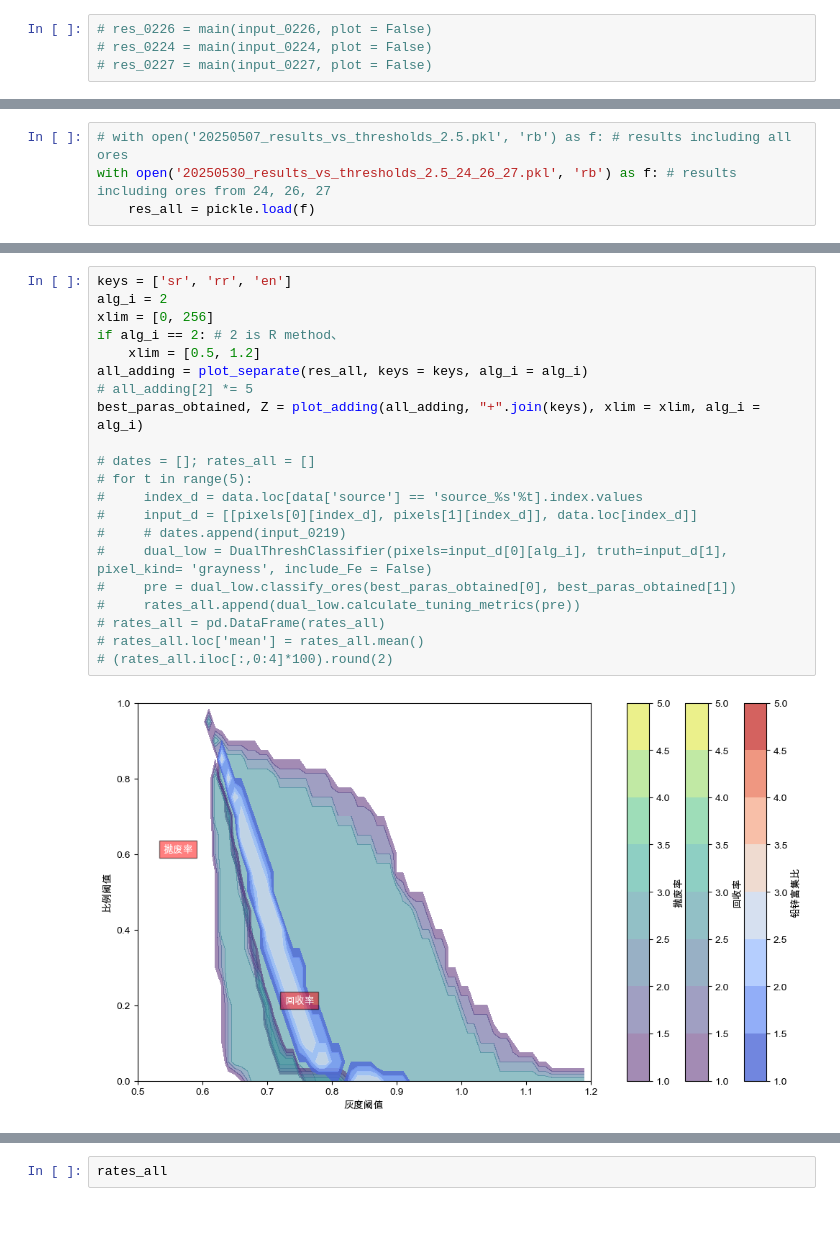
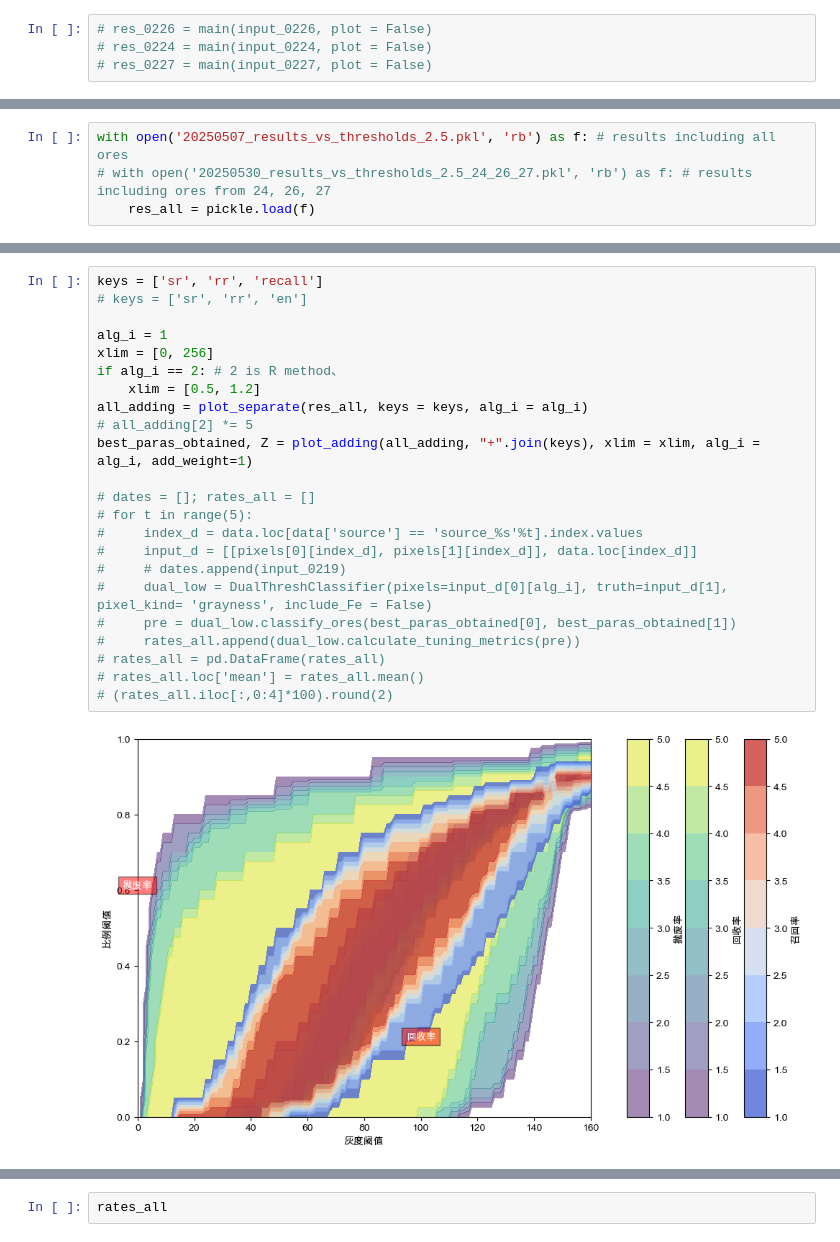
Before and after one commit to yaojian95/jt_ore_sorting, a Jupyter notebook: run_code.ipynb, the cells around one changed output, grey strips where cells are left out. Drawn from its saved outputs; the diff is of its cells as text.

```diff
--- a/run_code.ipynb
+++ b/run_code.ipynb
@@ -520,4 +645,4 @@ def main(input, plot = False, include_Fe = False, title = ''):
 # %%
-# with open('20250507_results_vs_thresholds_2.5.pkl', 'rb') as f: # results including all ores
-with open('20250530_results_vs_thresholds_2.5_24_26_27.pkl', 'rb') as f: # results including ores from 24, 26, 27
+with open('20250507_results_vs_thresholds_2.5.pkl', 'rb') as f: # results including all ores
+# with open('20250530_results_vs_thresholds_2.5_24_26_27.pkl', 'rb') as f: # results including ores from 24, 26, 27
     res_all = pickle.load(f)
@@ -643,23 +649,25 @@ def plot_adding(metrics_all, title = '', xlim = [0, 160], plot = True, alg_i = 0
 # %%
-keys = ['sr', 'rr', 'en']
-alg_i = 2
+keys = ['sr', 'rr', 'recall']
+# keys = ['sr', 'rr', 'en']
+
+alg_i = 1
 xlim = [0, 256]
 if alg_i == 2: # 2 is R method、
     xlim = [0.5, 1.2]
 all_adding = plot_separate(res_all, keys = keys, alg_i = alg_i)
 # all_adding[2] *= 5
-best_paras_obtained, Z = plot_adding(all_adding, "+".join(keys), xlim = xlim, alg_i = alg_i)
+best_paras_obtained, Z = plot_adding(all_adding, "+".join(keys), xlim = xlim, alg_i = alg_i, add_weight=1)
 
 # dates = []; rates_all = []
 # for t in range(5):
 #     index_d = data.loc[data['source'] == 'source_%s'%t].index.values
 #     input_d = [[pixels[0][index_d], pixels[1][index_d]], data.loc[index_d]]
 #     # dates.append(input_0219)
 #     dual_low = DualThreshClassifier(pixels=input_d[0][alg_i], truth=input_d[1], pixel_kind= 'grayness', include_Fe = False)
 #     pre = dual_low.classify_ores(best_paras_obtained[0], best_paras_obtained[1])
 #     rates_all.append(dual_low.calculate_tuning_metrics(pre))
 # rates_all = pd.DataFrame(rates_all)
 # rates_all.loc['mean'] = rates_all.mean()
 # (rates_all.iloc[:,0:4]*100).round(2)
 # %% [output]
-[figure, old version]
+[figure, new version]
```
Also changed, not shown: parts of 4 cells of this notebook, 3 other files.
